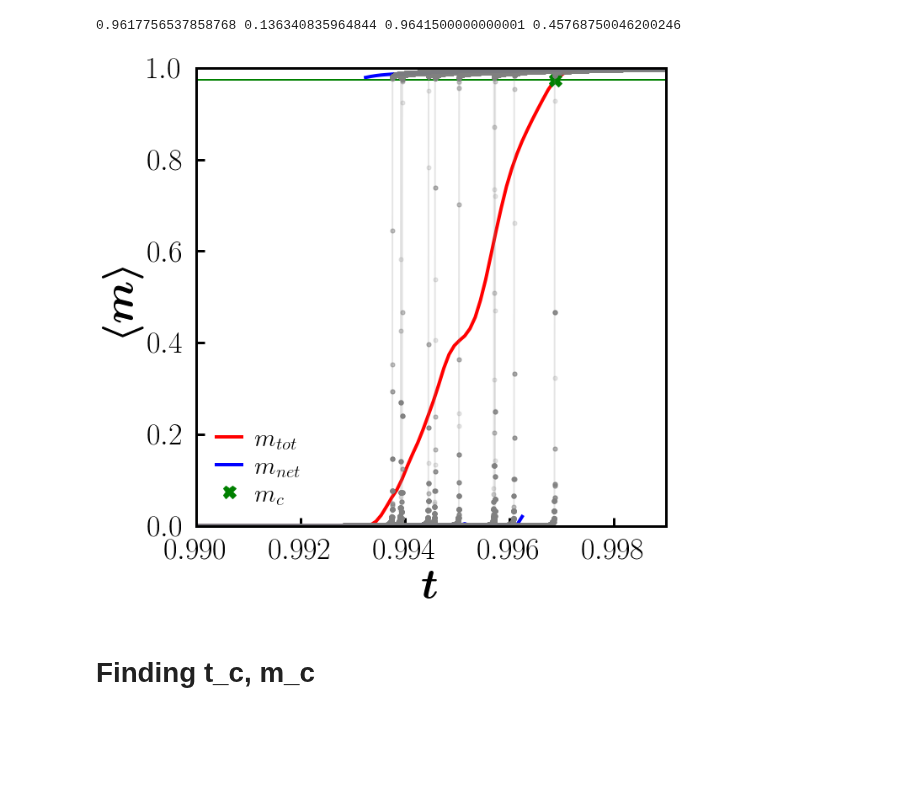
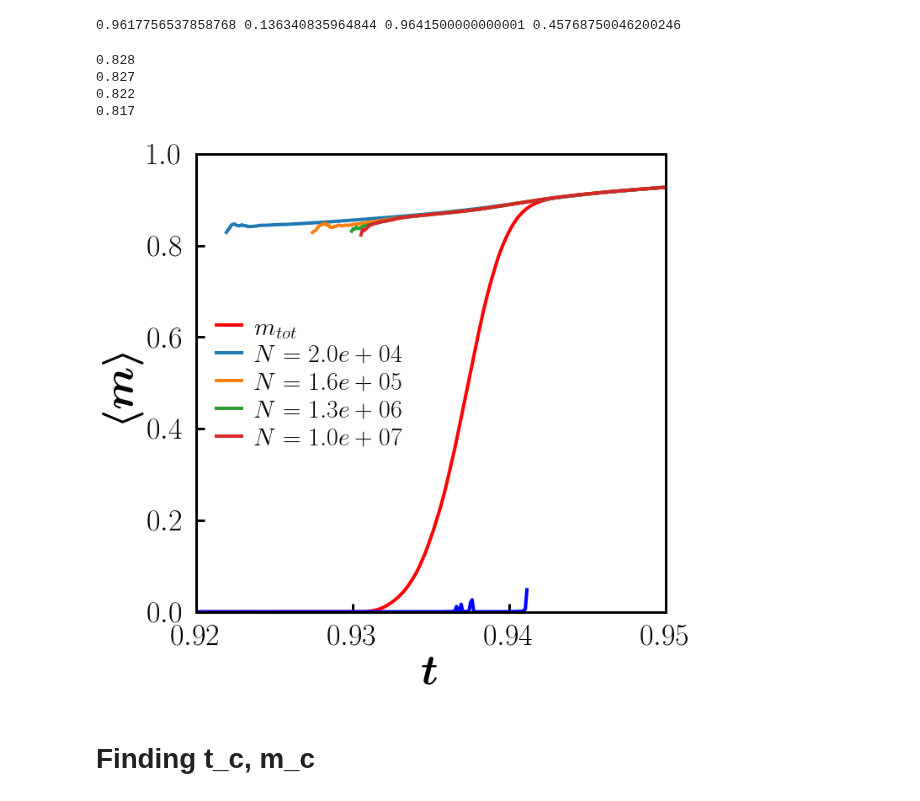
Before and after one commit to hoyunchoi/mBFW, a Jupyter notebook: src/characteristic_time.ipynb, the cells around one changed output. Saved outputs shown, nothing was run; the diff lists cells and outputs as text; code cells hidden in the pictures; blank space fills up the shorter version.

```diff
--- a/src/characteristic_time.ipynb
+++ b/src/characteristic_time.ipynb
@@ -34,25 +34,25 @@ interEventTime_orderParameter = {}
 for networkSize in [20000, 160000, 1280000, 10240000]:
     time[networkSize] = np.arange(0.0, 1.0, 1/networkSize)
     # for acceptanceThreshold in acceptanceThresholdList:
-    for acceptanceThreshold in [0.9]:
+    for acceptanceThreshold in [0.5]:
         current = networkSize, acceptanceThreshold
         points[current] = rd.readPoints(networkSize, acceptanceThreshold)
         #* -------------------------------------------------------
-        orderParameter[current] = rd.read("orderParameter", networkSize, acceptanceThreshold)
+        # orderParameter[current] = rd.read("orderParameter", networkSize, acceptanceThreshold)
         # meanClusterSize[current] = rd.read("meanClusterSize", networkSize, acceptanceThreshold)
         # orderParameterVariance[current] = rd.read("orderParameterVariance", networkSize, acceptanceThreshold)
         # interEventTime[current] = rd.read("interEventTime", networkSize, acceptanceThreshold)
-        netOrderParameter[current] = {}
-        for state in ["sub", "super"]:
-            netOrderParameter[current][state] = rd.read("netOrderParameter", networkSize, acceptanceThreshold, state)
-        singleOrderParameter[current] = rd.read("singleOrderParameter", networkSize, acceptanceThreshold)
-        # #* ---------------------------------------------------------
+        # netOrderParameter[current] = {}
+        # for state in ["sub", "super"]:
+        #     netOrderParameter[current][state] = rd.read("netOrderParameter", networkSize, acceptanceThreshold, state)
+        # singleOrderParameter[current] = rd.read("singleOrderParameter", networkSize, acceptanceThreshold)
+        #* ---------------------------------------------------------
         # orderParameterDist_t[current] = rd.extractRepeater("orderParameterDist", networkSize, acceptanceThreshold)
         # for t in orderParameterDist_t[current]:
         #     orderParameterDist[current, t] = rd.read("orderParameterDist", networkSize, acceptanceThreshold, t)
-        # clusterSizeDist_op[current] = rd.extractRepeater("clusterSizeDist", networkSize, acceptanceThreshold)
-        # for op in clusterSizeDist_op[current]:
-        #     clusterSizeDist[current, op] = rd.read("clusterSizeDist", networkSize, acceptanceThreshold, op)
+        clusterSizeDist_op[current] = rd.extractRepeater("clusterSizeDist", networkSize, acceptanceThreshold)
+        for op in clusterSizeDist_op[current]:
+            clusterSizeDist[current, op] = rd.read("clusterSizeDist", networkSize, acceptanceThreshold, op)
         #* ---------------------------------------------------------
 # %% [markdown]
 # Finding t_a2,m_a2
@@ -96,38 +96,46 @@ print(t_a2,m_a2,t_inflection, m_inflection)
 # %%
 fig, ax = plt.subplots()
 ax.set_rasterized(True)
 
 networkSize = 10240000
-acceptanceThreshold = 0.2
+acceptanceThreshold = 0.5
 current = networkSize, acceptanceThreshold
 t_c, m_c = points[current]["t_c"], points[current]["m_c"]
 
 t, op = avgLinBin(time[networkSize], orderParameter[current])
 ax.plot(t, op, 'r-', label=latex_string("m_{tot}"))
 net_t, net_op = avgLinBin(*netOrderParameter[current]["sub"], min_val=0, max_val=networkSize - 1, delta=networkSize / 1e4)
 ax.plot(net_t / networkSize, net_op, 'b-')
-net_t, net_op = avgLinBin(*netOrderParameter[current]["super"], min_val=0, max_val=networkSize - 1, delta=networkSize / 1e4)
-ax.plot(net_t / networkSize, net_op, 'b-', label=latex_string("m_{net}"))
-ax.plot([0, 1], [m_c, m_c], 'g-', linewidth=2)
-ax.plot(t_c, m_c, 'gX', label=latex_string("m_c"))
+for networkSize in [20000, 160000, 1280000, 10240000]:
+    current = networkSize, acceptanceThreshold
+    net_t, net_op = avgLinBin(*netOrderParameter[current]["super"], min_val=0, max_val=networkSize - 1, delta=networkSize / 1e4)
+    ax.plot(net_t / networkSize, net_op, '-', label=latex_string("N={:.1e}".format(networkSize)))
+    print(points[current]["m_c"])
 
-for op in singleOrderParameter[current].values():
+# ax.plot([0, 1], [m_c, m_c], 'g-', linewidth=2)
+# ax.plot(t_c, m_c, 'gX', label=latex_string("m_c"))
+
+# for op in singleOrderParameter[current].values():
     # t, op = avgLinBin(time[networkSize], op)
     # ax.plot(t, op, 'o-', color='grey', markersize=5, linewidth=2)
 
-    ax.plot(time[networkSize][int(chi_plotRange[acceptanceThreshold][0]*networkSize):int(chi_plotRange[acceptanceThreshold][1]*networkSize)], op[int(chi_plotRange[acceptanceThreshold][0]*networkSize): int(chi_plotRange[acceptanceThreshold][1]*networkSize)], 'o-', color='grey', markersize=5, linewidth=2, alpha=0.2)
+    # ax.plot(time[networkSize][int(chi_plotRange[acceptanceThreshold][0]*networkSize):int(chi_plotRange[acceptanceThreshold][1]*networkSize)], op[int(chi_plotRange[acceptanceThreshold][0]*networkSize): int(chi_plotRange[acceptanceThreshold][1]*networkSize)], 'o-', color='grey', markersize=5, linewidth=2, alpha=0.2)
 
 
 ax.set_xlim(chi_plotRange[acceptanceThreshold])
 ax.set_ylim(0, 1)
 ax.set_xlabel(latex_bold_string("t"))
 ax.set_ylabel(latex_bold_string("\langle m \\rangle"))
 ax.legend(loc="best", fontsize=30)
 
 # fig.savefig("../data/mBFW/fig/t_op(N{:.1e},G{:.1f}).pdf".format(*current), bbox_inches = 'tight', pad_inches = 0.1, facecolor = 'w', dpi=100)
 plt.show()
 # %% [output]
+0.828
+0.827
+0.822
+0.817
-[figure, old version]
+[figure, new version]
 # %% [markdown]
 # Finding t_c, m_c
 # %%
```
Also changed, not shown: parts of 3 cells of this notebook, 3 other files.
